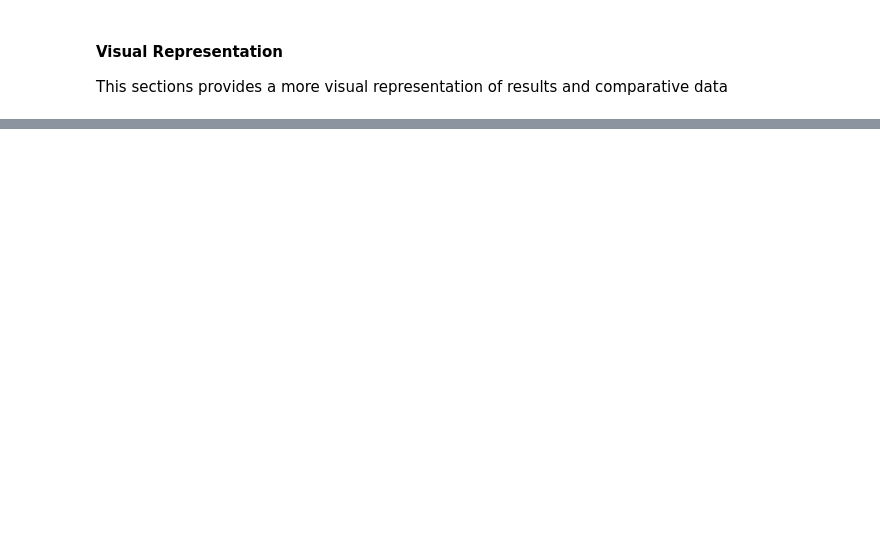
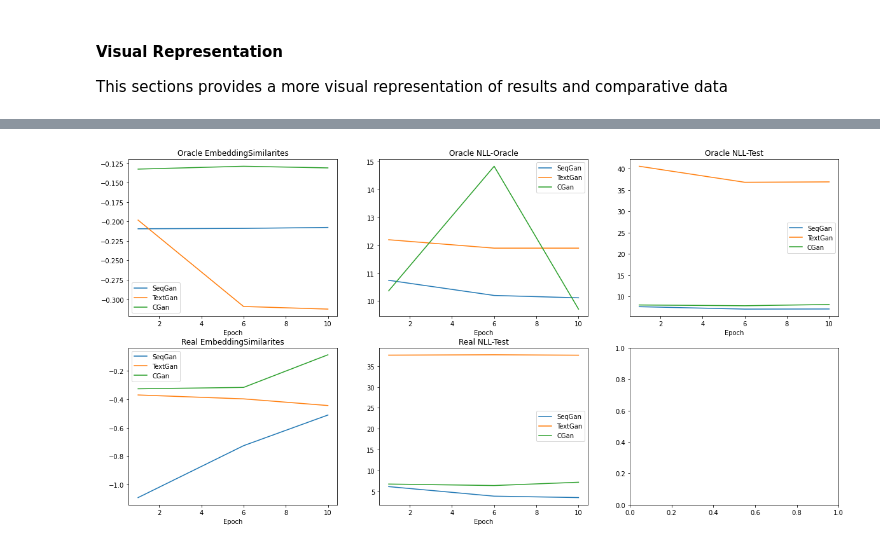
Before and after one commit to eordanis/CIS-700, a Jupyter notebook: main.ipynb, the cells around one changed output, grey strips where cells are left out. Cells and saved outputs as stored; diff of their text form; code cells hidden in the pictures; blank space fills up the shorter version.

```diff
--- a/main.ipynb
+++ b/main.ipynb
@@ -471,0 +432,64 @@ Given the short duration of setup, running, etc there was not sufficient time to
+# %%
+import matplotlib.pyplot as plt
+# Create new dataframe to represent Oracle EmbeddingSimilarity across all models
+oracle_embed = pd.DataFrame({'Epoch': [1,6,10],
+        'SeqGan': oracle_sg['EmbeddingSimilarity'],
+        'TextGan': oracle_tg['EmbeddingSimilarity'],
+        'CGan': oracle_cg['EmbeddingSimilarity'],
+        #'INFOGAN': oracle_ig['EmbeddingSimilarity'],
+        #'LSGAN': oracle_lg['EmbeddingSimilarity'],
+        })
+
+# Create new dataframe to represent Oracle nll-oracle across all models
+oracle_nll_orc = pd.DataFrame({'Epoch': [1,6,10],
+        'SeqGan': oracle_sg['nll-oracle'],
+        'TextGan': oracle_tg['nll-oracle'],
+        'CGan': oracle_cg[' nll-oracle'],
+        #'INFOGAN': oracle_ig['nll-oracle'],
+        #'LSGAN': oracle_lg['nll-oracle'],
+        })
+
+# Create new dataframe to represent Oracle nll-test across all models
+oracle_nll_test = pd.DataFrame({'Epoch': [1,6,10],
+        'SeqGan': oracle_sg['nll-test'],
+        'TextGan': oracle_tg['nll-test'],
+        'CGan': oracle_cg['nll-test'],
+        #'INFOGAN': oracle_ig['nll-test'],
+        #'LSGAN': oracle_lg['nll-test'],
+        })
+
+# Create new dataframe to represent Real EmbeddingSimilarity across all models
+real_embed = pd.DataFrame({'Epoch': [1,6,10],
+        'SeqGan': real_sg[' EmbeddingSimilarity'],
+        'TextGan': real_tg['EmbeddingSimilarity'],
+        'CGan': real_cg[' EmbeddingSimilarity'],
+        #'INFOGAN': v_ig['EmbeddingSimilarity'],
+        #'LSGAN': real_lg['EmbeddingSimilarity'],
+        })
+
+# Create new dataframe to represent Real nll-test across all models
+real_nll_test = pd.DataFrame({'Epoch': [1,6,10],
+        'SeqGan': real_sg['nll-test'],
+        'TextGan': real_tg['nll-test'],
+        'CGan': real_cg['nll-test'],
+        #'INFOGAN': real_ig['nll-test'],
+        #'LSGAN': real_lg['nll-test'],
+        })
+
+#define number of rows and columns for subplots
+nrow=2
+ncol=3
+# make a list of all dataframes
+df_list = [oracle_embed, oracle_nll_orc, oracle_nll_test, real_embed, real_nll_test]
+df_title_list = ['Oracle EmbeddingSimilarites','Oracle NLL-Oracle', 'Oracle NLL-Test', 'Real EmbeddingSimilarites', 'Real NLL-Test']
+fig, axes = plt.subplots(nrow, ncol)
+#fig.tight_layout()
+# plot counter
+count=0
+for r in range(nrow):
+    for c in range(ncol):
+        if(count < 5):
+            df_list[count].plot(ax=axes[r,c], x ='Epoch', y=['SeqGan', 'TextGan', 'CGan'], kind = 'line', title = df_title_list[count], figsize=(20, 10))
+            count+=1
+# %% [output]
+[figure, added]
```
Also changed, not shown: parts of 35 cells of this notebook, 5 other files.
